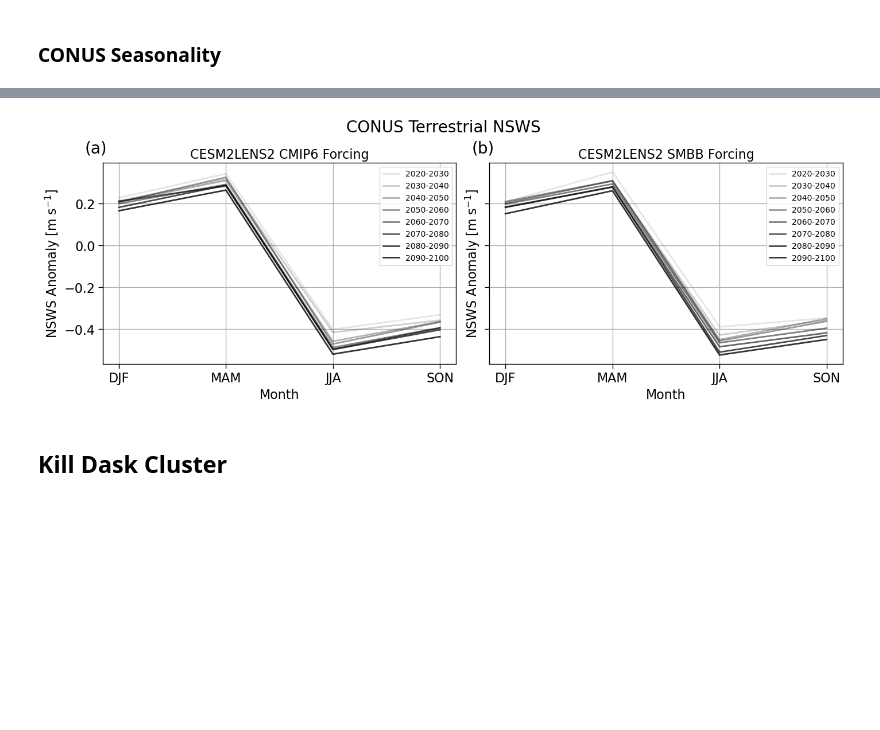
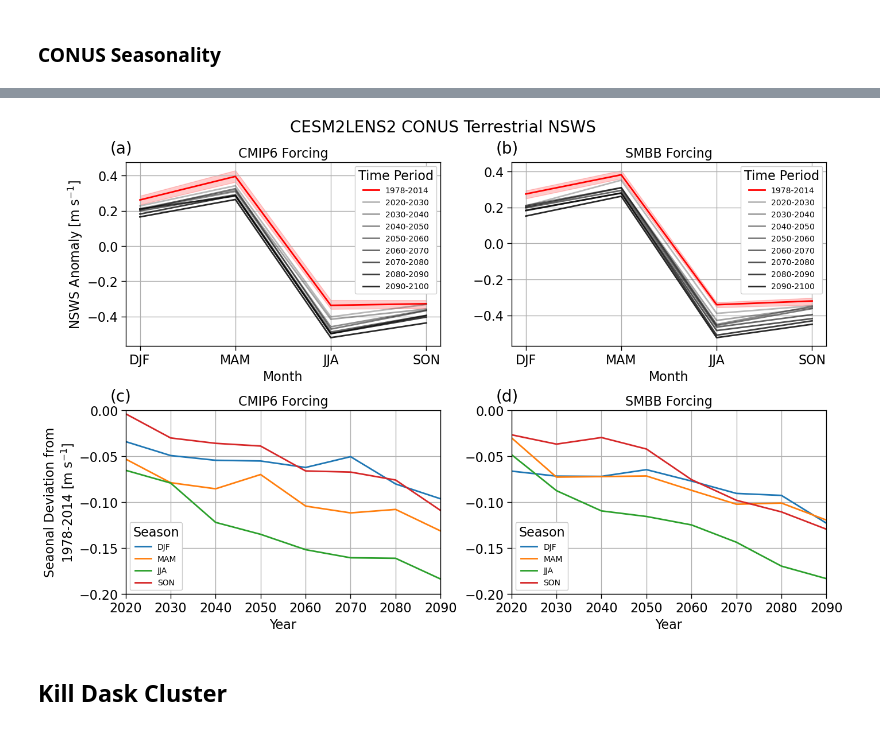
Before and after one commit to ivalencius/winds-of-change, a Jupyter notebook: CESMLENS2.ipynb, the cells around one changed output, grey strips where cells are left out. Cells and saved outputs as stored; diff of their text form; code cells hidden in the pictures; blank space fills up the shorter version.

Commit message:
Updated monthly seasonal plot

```diff
--- a/CESMLENS2.ipynb
+++ b/CESMLENS2.ipynb
@@ -158,9 +158,9 @@ for sim in simulation_names:
         ds = xr.open_mfdataset(m_files, parallel=True)
         # Remove 2100 or 2015 for historical data (data extends to 2099)
         if 'HIST' in sim:
-            sliced = ds.sel(time=slice('1978', '2014'))
+            sliced = ds.sel(time=slice('1978', '2014')).compute()
         elif 'SSP370' in sim:
-            sliced = ds.sel(time=slice(None, '2099'))
+            sliced = ds.sel(time=slice(None, '2099')).compute()
         # Expand dimension name
         sim_list.append(sliced.WSPDSRFAV)
     simulation = ensembles.create_ensemble(sim_list, realizations=members)
@@ -586,0 +586,3 @@ plt.show()
+# %%
+errs = np.array([hist_means.mean(['lat', 'lon']).quantile(0.05, 'realization'), hist_means.mean(['lat', 'lon']).quantile(0.95, 'realization')])
+plt.fill_between([1,2,3,4], np.min(errs, axis=0), np.max(errs, axis=0))
@@ -589,49 +596,73 @@ plt.show()
 # %%
 us_states = regionmask.defined_regions.natural_earth_v5_0_0.us_states_50
 years = np.arange(1978, 2100)  # 1978-2099
 # Masking regions
 land_region = regionmask.defined_regions.natural_earth_v5_0_0.land_110  # Land has value 0
 countries = regionmask.defined_regions.natural_earth_v5_0_0.countries_110
 
 # Make plot
-fig, axes = plt.subplots(figsize=(14, 5), nrows=1, ncols=2, sharey=True, sharex=True, layout="constrained")
+fig, axes = plt.subplots(figsize=(14, 9), nrows=2, ncols=2, layout="constrained")
 
 for i, force in enumerate(mon_forcings.keys()):
-    ax = axes[i]
+    ax = axes[0, i]
     us = mask_data(mon_forcings[force], us_states, regions=None, drop=True)
     conus = mask_data(us, us_states, ['alaska', 'hawaii'], reverse=True, drop=True)
     conus = conus.where(conus.notnull(), drop=True)
-    # Get time series
+    # Get historical data
+    conus_hist = conus.WSPDSRFAV.sel(time=slice('1978', '2014'))
+    hist_means = season_mean(conus_hist).mean(['lat', 'lon'])
+    ax.plot([1, 2, 3, 4], hist_means.mean('realization'), color='r', label='1978-2014')
+    # 0.05 quantile errors (need to take min/max of both because line crosses the x-axis so we switch which is the 'top' line)
+    errs = np.array([hist_means.min('realization'), hist_means.max('realization')])
+    ax.fill_between([1, 2, 3, 4], np.min(errs, axis=0), np.max(errs, axis=0), color='red', alpha=0.2)
+    # Get future
     conus_ts = conus.WSPDSRFAV.sel(time=slice('2015', '2100'))
-    for i, years in enumerate(np.arange(2020, 2100, 10)):
+    # To store difference between observation and yearly data
+    difference = []
+    for y, years in enumerate(np.arange(2020, 2100, 10)):
         start, stop = str(years), str(years+10)
+        if stop == 2100:
+            stop = 2099  # No data for 2100
         data = conus_ts.sel(time=slice(start, stop))
-        ax.plot([1, 2, 3, 4], season_mean(data).mean(['lat', 'lon', 'realization']), label=f'{start}-{stop}', color='k', alpha=0.1*(i+1))
+        year_season = season_mean(data).mean(['lat', 'lon', 'realization'])
+        ax.plot([1, 2, 3, 4], year_season, label=f'{start}-{stop}', color='k', alpha=0.2+0.08*(y+1))
+        difference.append(year_season-hist_means.mean('realization'))
     # Plot 1 - Options
-    ax.set_title(f'CESM2LENS2 {force.upper()} Forcing')
+    ax.set_title(f'{force.upper()} Forcing')
+    ax.set_xticks([1, 2, 3, 4])
+    ax.set_xticklabels(['DJF', 'MAM', 'JJA', 'SON'])
+    ax.set_xlabel('Month')
+    if i == 0:
+        ax.set_ylabel('NSWS Anomaly [m s$^{-1}$]')
+    ax.legend(fontsize=10, title='Time Period', framealpha=1, loc='upper right')
+    # Plot 2 - Trend
+    ax = axes[1, i]
+    for s in range(len(hist_means.season)):
+        ax.plot(np.arange(2020, 2100, 10), [d.isel(season=s) for d in difference], label=hist_means.season.values[s])
+    # Plot 2 - Options
+    ax.set_title(f'{force.upper()} Forcing')
+    ax.set_xlabel('Year')
+    if i == 0:
+        ax.set_ylabel('Seaonal Deviation from\n1978-2014 [m s$^{-1}$]')
+    ax.set_ylim(-0.2, 0)
+    ax.set_xlim(2020, 2090)
+    ax.legend(fontsize=10, title='Season', framealpha=1, loc='lower left')
 
 # Options for both plots
-for n, ax in enumerate(axes):
-    ax.legend(fontsize=10)
+for n, ax in enumerate(axes.flat):
     ax.grid(True)
-    ax.set_xlabel('Month')
-    ax.set_ylabel('NSWS Anomaly [m s$^{-1}$]')
-    # ax.vlines(2010, -0.5, 0.5, color='k', linestyle='--')
-    # ax.set_xlim(years[0], years[-1])
-    # ax.set_ylim(-0.4, 0.2)
-    ax.set_xticks([1, 2, 3, 4])
-    ax.set_xticklabels(['DJF', 'MAM', 'JJA', 'SON'])
     # Add subplot label
     ax.text(-0.05, 1.05, f'({string.ascii_lowercase[n]})', transform=ax.transAxes, size=20)
 
-fig.suptitle('CONUS Terrestrial NSWS', fontsize=20)
+
+fig.suptitle('CESM2LENS2 CONUS Terrestrial NSWS', fontsize=20)
 
 # Save figure
 plt.savefig('figures/cesm2lens2_seasonal_conus.png', dpi=300, bbox_inches='tight', pad_inches=0.1)
 plt.show()
 # %% [output]
 [interactive output not drawn]
-[figure, old version]
+[figure, new version]
 # %% [markdown]
 ## Kill Dask Cluster
 # %%
```
Also changed, not shown: parts of 4 cells of this notebook, 1 other file.
